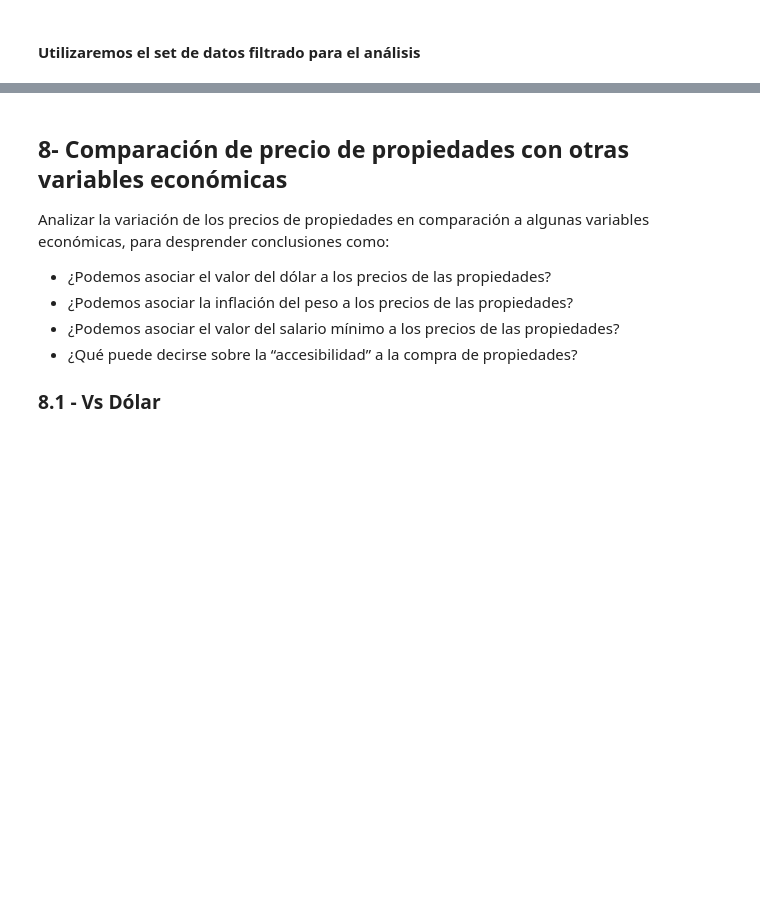
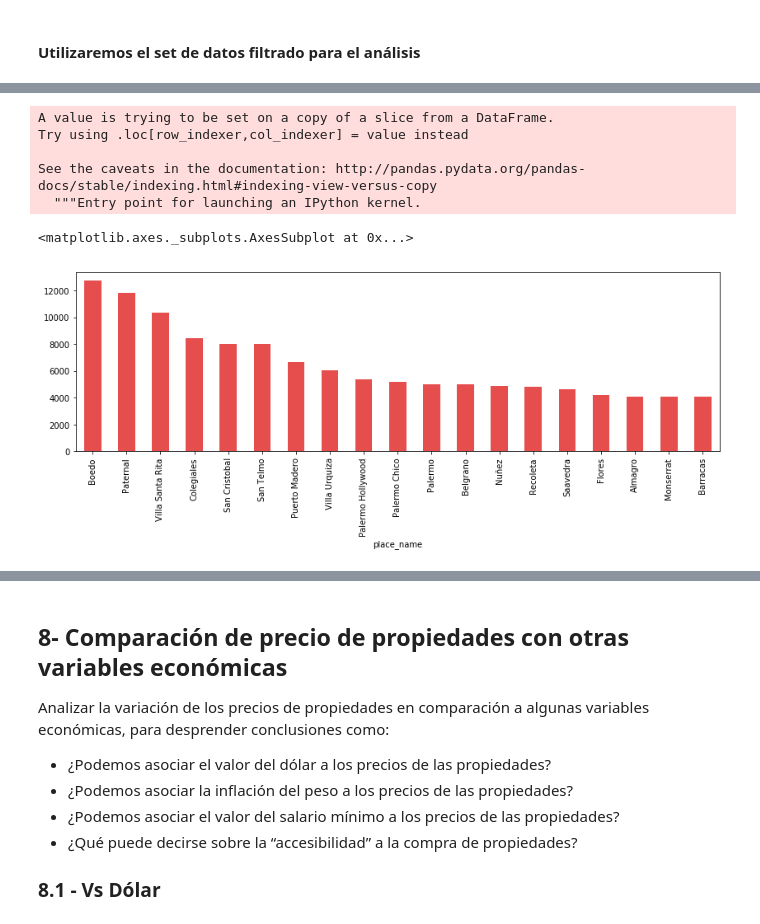
Before and after one commit to MatiasReimondo/Datos, a Jupyter notebook: Analisis de propiedades GBA y CABA.ipynb, the cells around one changed output, grey strips where cells are left out. Cells and saved outputs as stored; diff of their text form; code cells hidden in the pictures; blank space fills up the shorter version.

```diff
--- a/Analisis de propiedades GBA y CABA.ipynb
+++ b/Analisis de propiedades GBA y CABA.ipynb
@@ -294,0 +286,22 @@ dtype: int64
+# %%
+data = pd.read_csv('datos_procesados.csv',low_memory = False)
+# %%
+#Filtro los datos que me interesan (estado, barrio, superficie, precio, y ubicacion)
+data2 = data[['state_name','place_name','surface_covered_in_m2','price_per_m2','lat','lon']].copy()
+
+#Limpio los Na
+data2.dropna(inplace = True)
+
+#Agrego una columna con el precio de la propiedad (superficie*precio por m2)
+data2['precio_propiedad'] = data2['surface_covered_in_m2']*data2['price_per_m2']
+
+#Separo los datos de Capital Federal y Gran Buenos Aires
+dataCF = data2[data2['state_name']== 'Capital Federal']
+dataGBA = data2.loc[data2.state_name.str.contains('G.B.A.'),:]
+
+#Armo un join de ambos datos
+dataCFGBA = pd.concat([dataCF, dataGBA])
+
+print(len(dataCF))
+print(len(dataGBA))
+print(len(dataCFGBA))
@@ -294,0 +326,13 @@ dtype: int64
+# %%
+dataCF['barrio']= dataCF.place_name.str.upper().copy()
+#Barrios de mayor precio por metro cuadrado en Capital Federal
+preciom2=dataCF.groupby('place_name').mean()['price_per_m2'].sort_values(ascending=False)[0:19].copy()
+preciom2.plot(kind='bar',figsize=(14,4),color=(0.9,0.3,0.3))
+# %% [output]
+A value is trying to be set on a copy of a slice from a DataFrame.
+Try using .loc[row_indexer,col_indexer] = value instead
+
+See the caveats in the documentation: http://pandas.pydata.org/pandas-docs/stable/indexing.html#indexing-view-versus-copy
+  """Entry point for launching an IPython kernel.
+<matplotlib.axes._subplots.AxesSubplot at 0x...>
+[figure, added]
```
Also changed, not shown: parts of 25 cells of this notebook.
